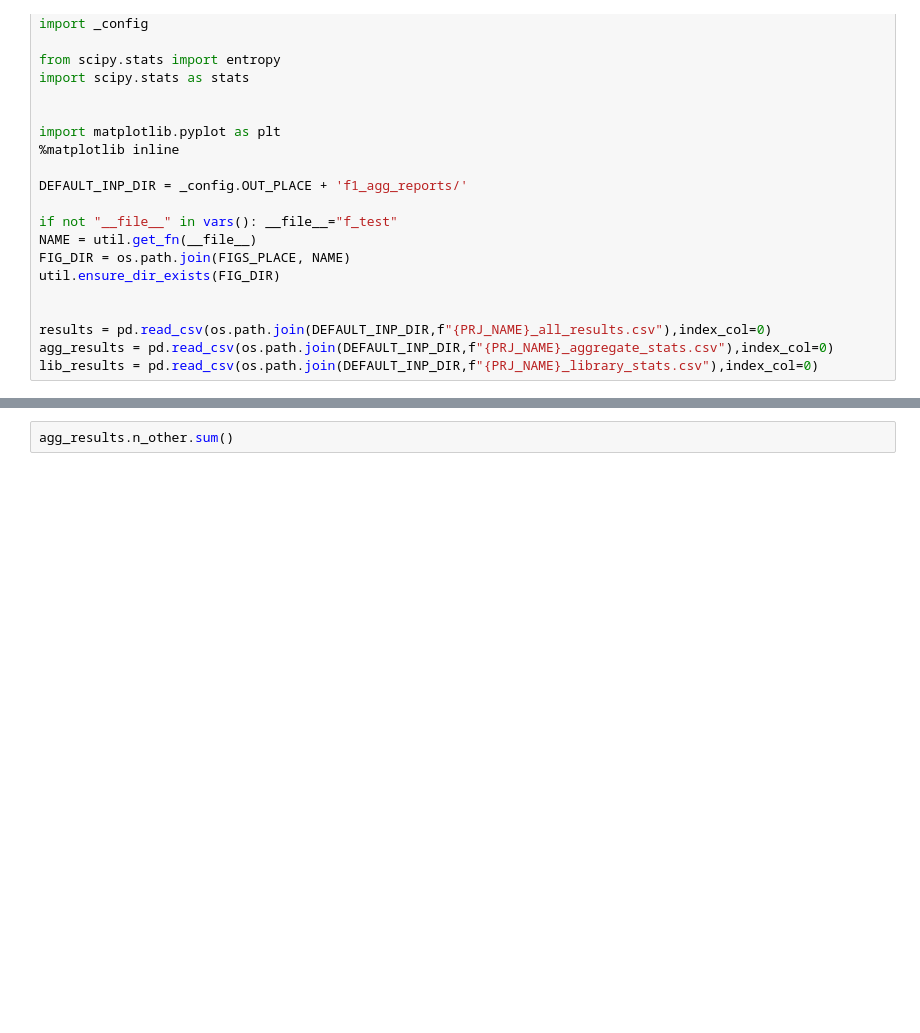
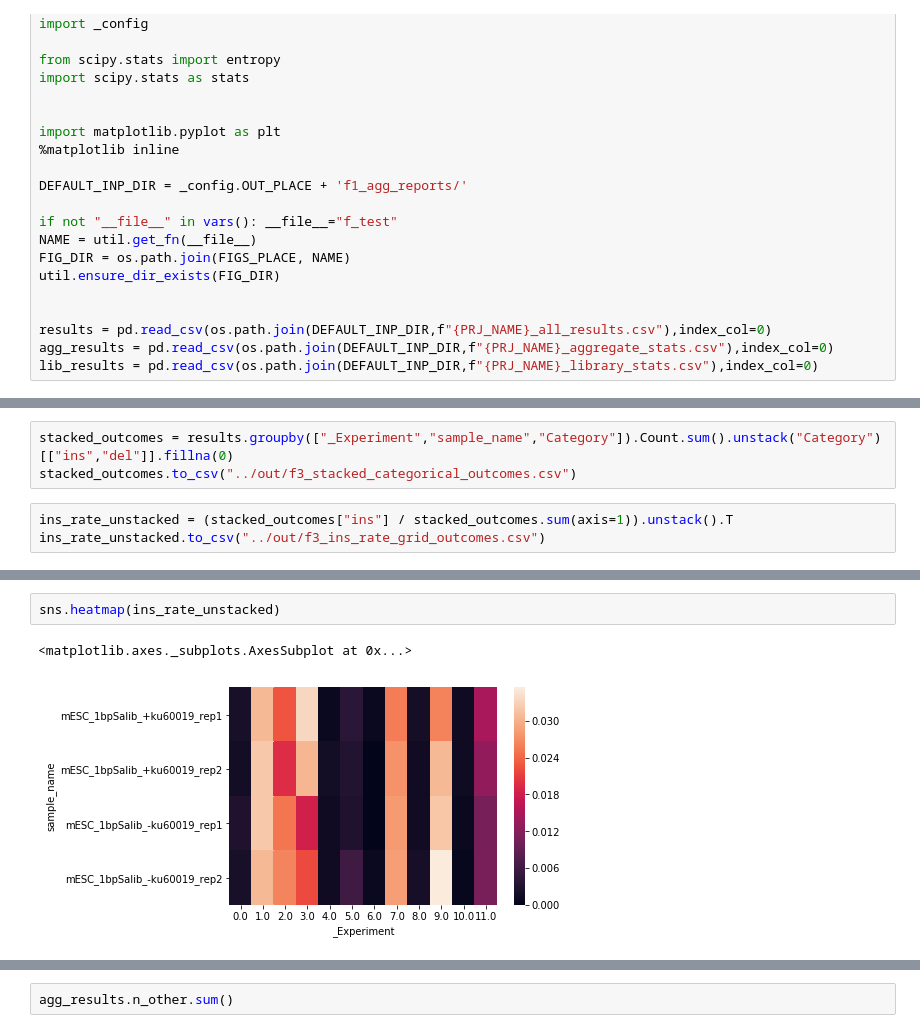
Before and after one commit to bh0085/reduced, a Jupyter notebook: src/f3_figures_reduced_sm.subproj.ipynb, the cells around one changed output, grey strips where cells are left out. Cells and saved outputs as stored; diff of their text form; blank space fills up the shorter version.

```diff
--- a/src/f3_figures_reduced_sm.subproj.ipynb
+++ b/src/f3_figures_reduced_sm.subproj.ipynb
@@ -47,0 +59,6 @@ lib_results = pd.read_csv(os.path.join(DEFAULT_INP_DIR,f"{PRJ_NAME}_library_stat
+# %%
+stacked_outcomes = results.groupby(["_Experiment","sample_name","Category"]).Count.sum().unstack("Category")[["ins","del"]].fillna(0)
+stacked_outcomes.to_csv("../out/f3_stacked_categorical_outcomes.csv")
+# %%
+ins_rate_unstacked = (stacked_outcomes["ins"] / stacked_outcomes.sum(axis=1)).unstack().T
+ins_rate_unstacked.to_csv("../out/f3_ins_rate_grid_outcomes.csv")
@@ -47,0 +79,5 @@ lib_results = pd.read_csv(os.path.join(DEFAULT_INP_DIR,f"{PRJ_NAME}_library_stat
+# %%
+sns.heatmap(ins_rate_unstacked)
+# %% [output]
+<matplotlib.axes._subplots.AxesSubplot at 0x...>
+[figure, added]
```
Also changed, not shown: parts of 9 cells of this notebook, 2 other files.
